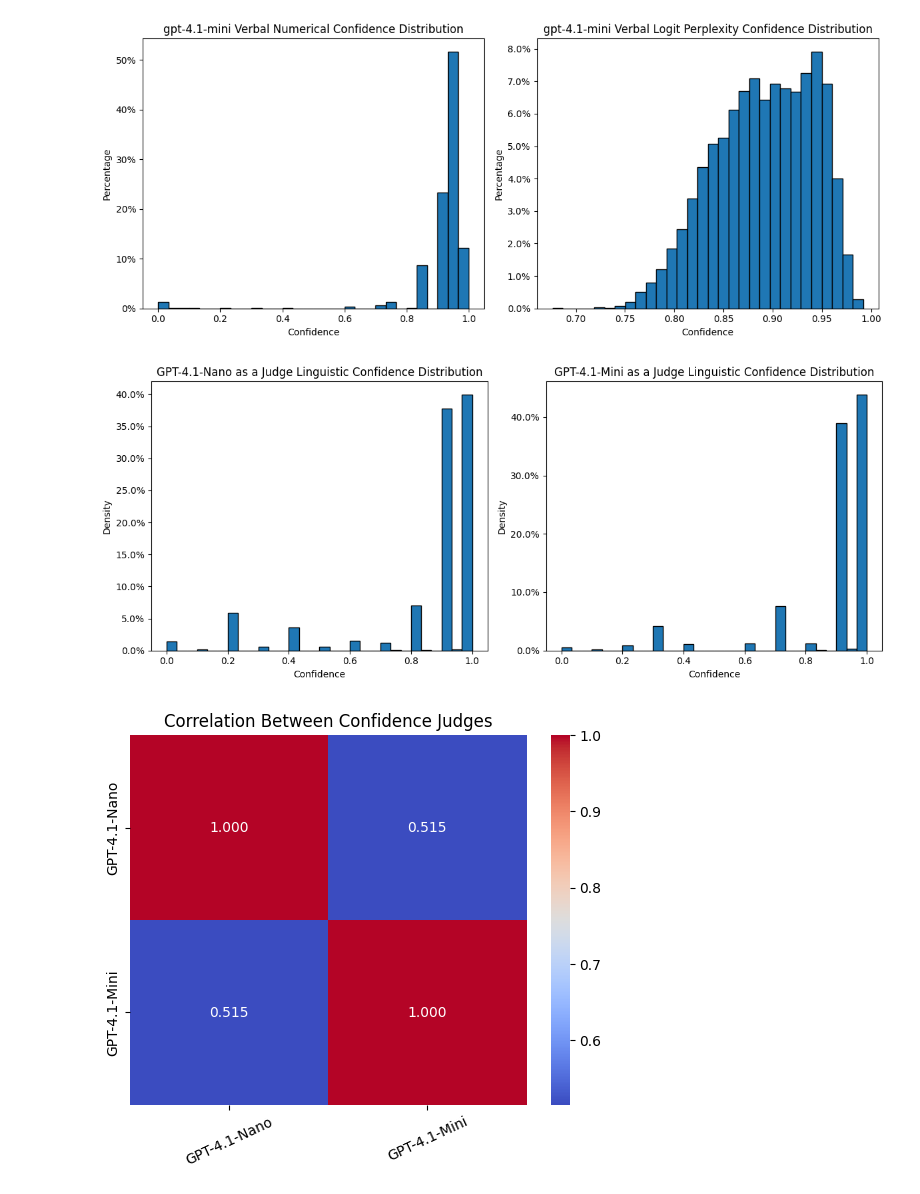
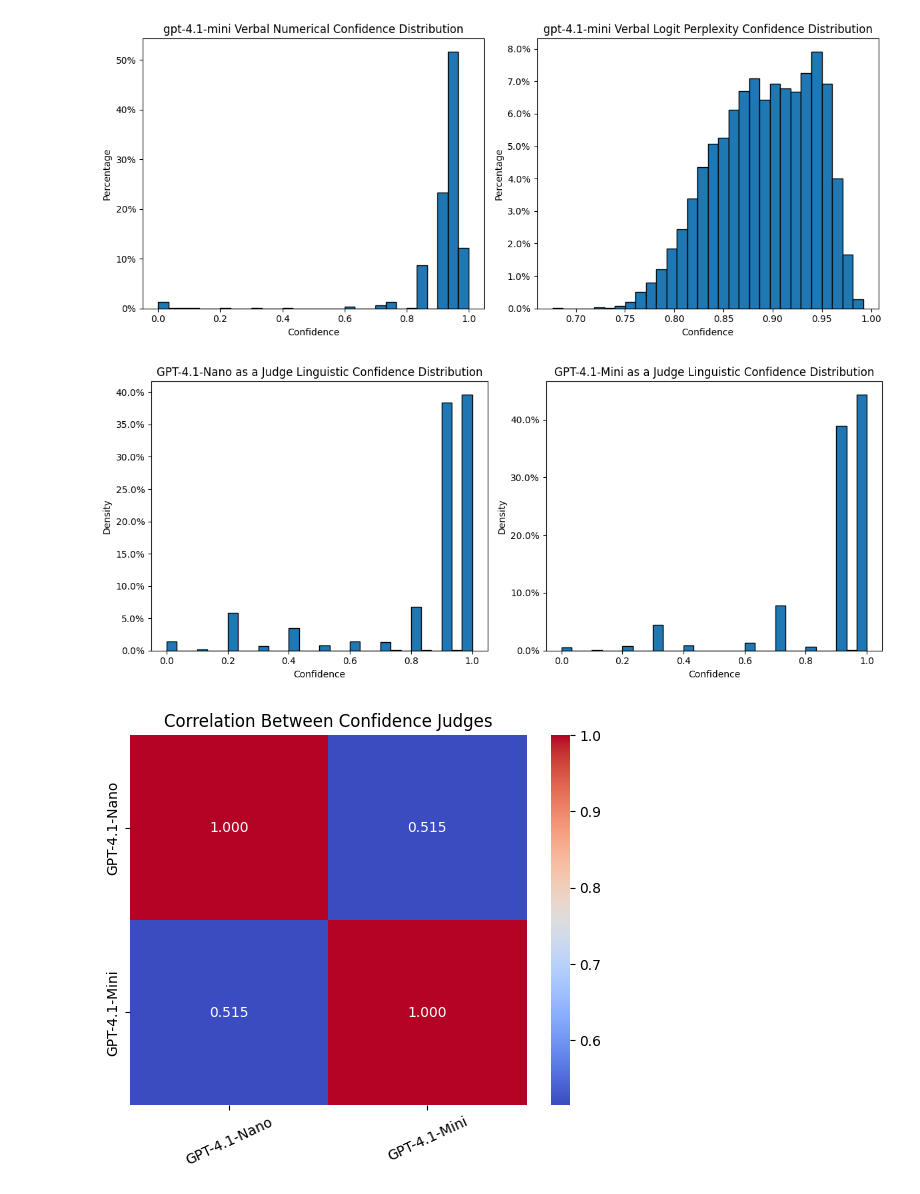
Before and after one commit to Linwei94/LLM-Calibration-Study, a Jupyter notebook: analysis/AUROC.ipynb, the cells around one changed output. Drawn from its saved outputs; the diff is of its cells as text; code cells hidden in the pictures.

Commit message:
new decisiveness eval for GPT-4.1-mini and GPT-4.1-nano

```diff
--- a/analysis/AUROC.ipynb
+++ b/analysis/AUROC.ipynb
@@ -134,27 +189,27 @@ for model in all_models:
 # %%
 nano = get_confidence("../results/linguistic-judges/mmlu_pro_Meta-Llama-3.1-405B-Instruct-Turbo_verbal_linguistic_shared_sampling_None_gpt-4.1-nano_dec_judge.html")
 mini = get_confidence("../results/linguistic-judges/mmlu_pro_Meta-Llama-3.1-405B-Instruct-Turbo_verbal_linguistic_shared_sampling_None_gpt-4.1-mini_dec_judge.html")
 
 fig, axes = plt.subplots(1, 2, figsize=(12, 5))
 
 # First histogram
-axes[0].hist(nano, bins=30, weights=np.ones_like(logits_perp) / len(logits_perp), edgecolor='black')
+axes[0].hist(nano, bins=30, weights=np.ones_like(nano) / len(nano), edgecolor='black')
 axes[0].yaxis.set_major_formatter(plt.matplotlib.ticker.PercentFormatter(1))
 axes[0].set_title(f'GPT-4.1-Nano as a Judge Linguistic Confidence Distribution')
 axes[0].set_xlabel('Confidence')
 axes[0].set_ylabel('Density')
 
 # Second histogram
-axes[1].hist(mini, bins=30, weights=np.ones_like(logits_perp) / len(logits_perp), edgecolor='black')
+axes[1].hist(mini, bins=30, weights=np.ones_like(mini) / len(mini), edgecolor='black')
 axes[1].yaxis.set_major_formatter(plt.matplotlib.ticker.PercentFormatter(1))
 axes[1].set_title(f'GPT-4.1-Mini as a Judge Linguistic Confidence Distribution')
 axes[1].set_xlabel('Confidence')
 axes[1].set_ylabel('Density')
 
 plt.tight_layout()
 plt.show()
 # %% [output]
-[figure, old version]
+[figure, new version]
 # %%
 corr = pd.DataFrame({"GPT-4.1-Nano": nano, "GPT-4.1-Mini": mini}).corr(method='spearman')
 sns.heatmap(corr, annot=True, cmap='coolwarm', fmt=".3f")
```
Also changed, not shown: parts of 6 cells of this notebook, 8 other files.
